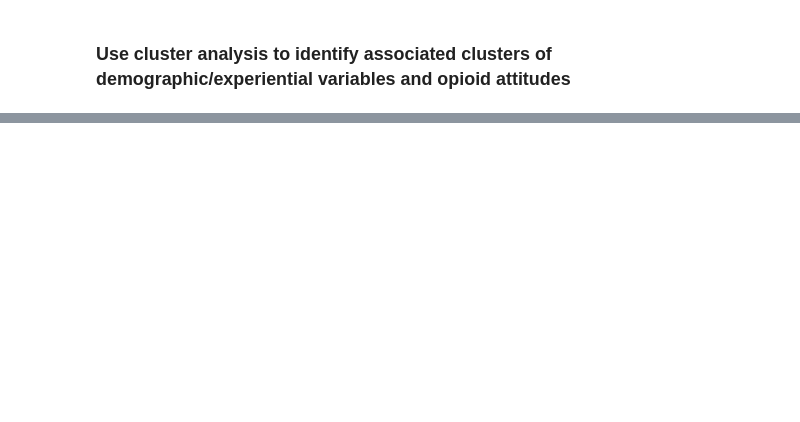
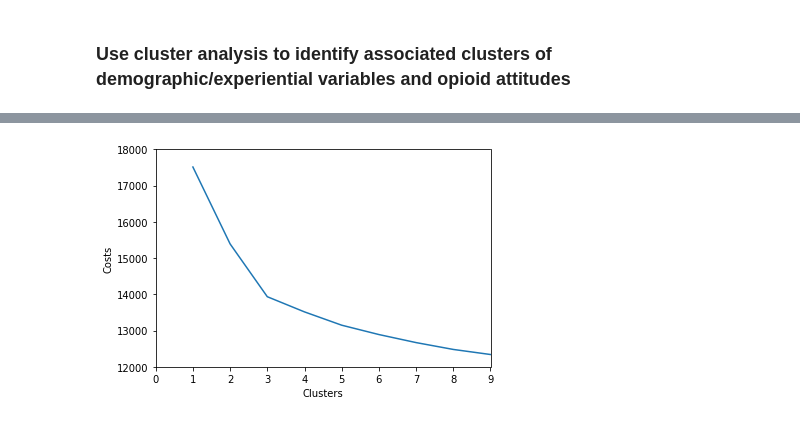
Before and after one commit to sarahrustan/DSE200x-, a Jupyter notebook: DSE200x_FinalProjectWKNG.ipynb, the cells around one changed output, grey strips where cells are left out. Saved outputs shown, nothing was run; the diff lists cells and outputs as text; code cells hidden in the pictures; blank space fills up the shorter version.

```diff
--- a/DSE200x_FinalProjectWKNG.ipynb
+++ b/DSE200x_FinalProjectWKNG.ipynb
@@ -471,0 +253,9 @@ cslice.describe().transpose()
+# %%
+# Plot costs by number of clusters
+plt.plot([1, 2, 3, 4, 5, 6, 7, 8, 9], [17513.0, 15391.0, 13934.0, 13515.0, 13148.0, 12890.0, 12668.0, 12479.0, 12339.0])
+plt.xlabel('Clusters')
+plt.ylabel('Costs')
+plt.axis([0, 9, 12000.0, 18000.0])
+plt.show()
+# %% [output]
+[figure, added]
```
Also changed, not shown: parts of 43 cells of this notebook.
